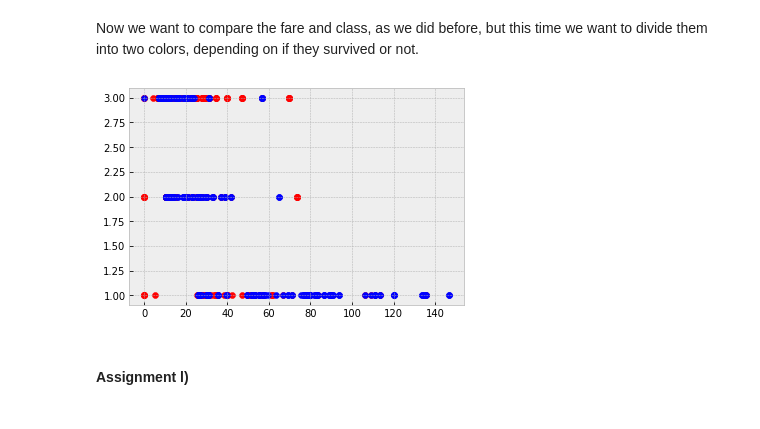
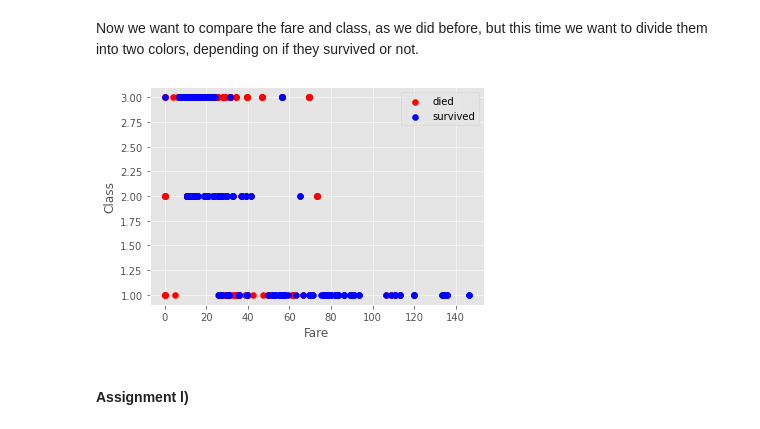
Before and after one commit to Ringo31/ml-1dl034-public-assignments, a Jupyter notebook: Assignments/Practical/PracticalNotebook2.ipynb, the cells around one changed output. Saved outputs shown, nothing was run; the diff lists cells and outputs as text; code cells hidden in the pictures.

```diff
--- a/Assignments/Practical/PracticalNotebook2.ipynb
+++ b/Assignments/Practical/PracticalNotebook2.ipynb
@@ -488,16 +489,18 @@ Now we want to compare the fare and class, as we did before, but this time we wa
 # %%
 # ASSIGNMENT:
 # Make a plot with red dots for all the people who died, and blue dots for the people who survived.
 
 dead = df[(df['Survived'] == 0) & (df['Fare'] <= 150)]
 survived = df[(df['Survived'] == 1) & (df['Fare'] <= 150)]
 survived = survived[survived['Fare'] <= 150]
-plt.scatter(dead['Fare'], dead['Pclass'], color='red')
-plt.scatter(survived['Fare'], survived['Pclass'], color='blue')
-
+plt.scatter(dead['Fare'], dead['Pclass'], color='red', label='died')
+plt.scatter(survived['Fare'], survived['Pclass'], color='blue', label='survived')
+plt.xlabel('Fare')
+plt.ylabel('Class')
+plt.legend()
 plt.show()
 # %% [output]
-[figure, old version]
+[figure, new version]
 # %% [markdown]
 #### Assignment l)
 # %% [markdown]
```
Also changed, not shown: parts of 12 cells of this notebook.
